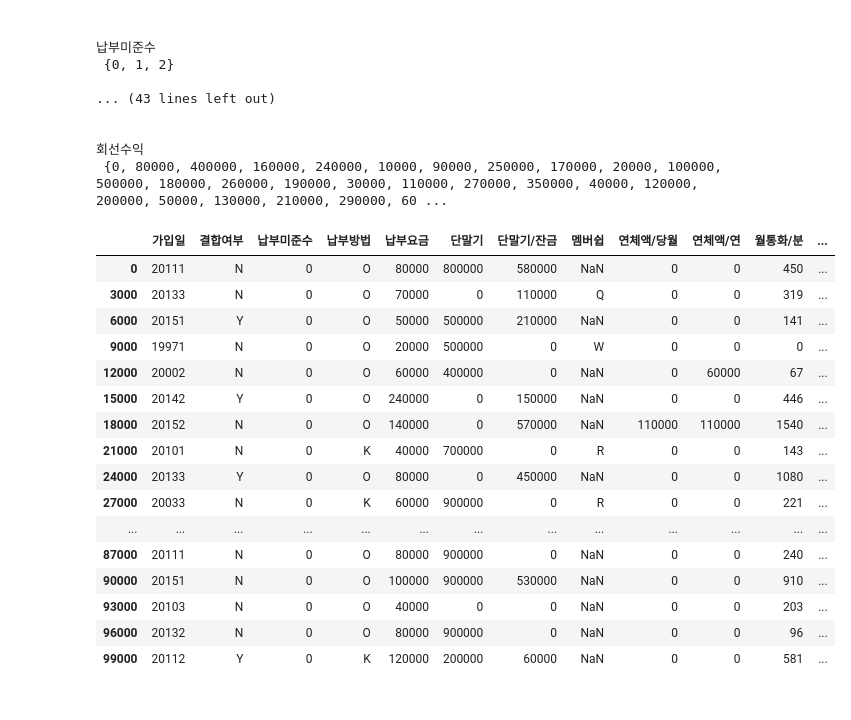
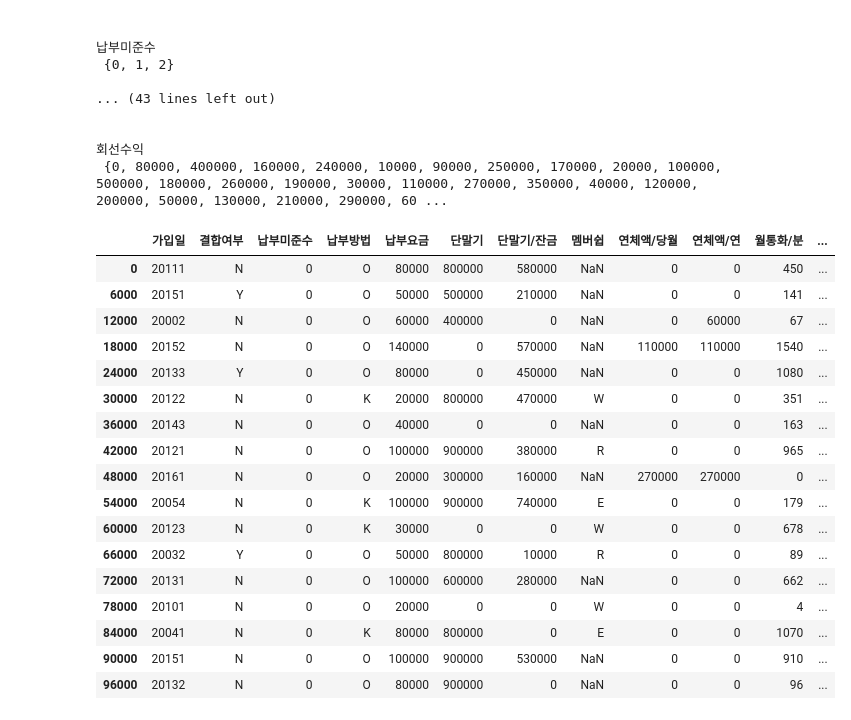
Before and after one commit to Queie/TensorFlow, a Jupyter notebook: Callenge_data/Overview.ipynb, the cells around one changed output. Cells and saved outputs as stored; diff of their text form; code cells hidden in the pictures.

```diff
--- a/Callenge_data/Overview.ipynb
+++ b/Callenge_data/Overview.ipynb
@@ -323,22 +333,23 @@ for col in df[Column_index].columns:
  {0, 80000, 400000, 160000, 240000, 10000, 90000, 250000, 170000, 20000, 100000, 500000, 180000, 260000, 190000, 30000, 110000, 270000, 350000, 40000, 120000, 200000, 50000, 130000, 210000, 290000, 60 ...
 # %%
 Column_index = 'SKT'
-df[Column_index][::3000]
+df[Column_index][::6000]
 # %% [output]
 |  | 가입일 | 결합여부 | 납부미준수 | 납부방법 | 납부요금 | 단말기 | 단말기/잔금 | 멤버쉽 | 연체액/당월 | 연체액/연 | 월통화/분 | ... |
 | 0 | 20111 | N | 0 | O | 80000 | 800000 | 580000 | NaN | 0 | 0 | 450 | ... |
-| 3000 | 20133 | N | 0 | O | 70000 | 0 | 110000 | Q | 0 | 0 | 319 | ... |
 | 6000 | 20151 | Y | 0 | O | 50000 | 500000 | 210000 | NaN | 0 | 0 | 141 | ... |
-| 9000 | 19971 | N | 0 | O | 20000 | 500000 | 0 | W | 0 | 0 | 0 | ... |
 | 12000 | 20002 | N | 0 | O | 60000 | 400000 | 0 | NaN | 0 | 60000 | 67 | ... |
-| 15000 | 20142 | Y | 0 | O | 240000 | 0 | 150000 | NaN | 0 | 0 | 446 | ... |
 | 18000 | 20152 | N | 0 | O | 140000 | 0 | 570000 | NaN | 110000 | 110000 | 1540 | ... |
-| 21000 | 20101 | N | 0 | K | 40000 | 700000 | 0 | R | 0 | 0 | 143 | ... |
 | 24000 | 20133 | Y | 0 | O | 80000 | 0 | 450000 | NaN | 0 | 0 | 1080 | ... |
-| 27000 | 20033 | N | 0 | K | 60000 | 900000 | 0 | R | 0 | 0 | 221 | ... |
-| ... | ... | ... | ... | ... | ... | ... | ... | ... | ... | ... | ... | ... |
-| 87000 | 20111 | N | 0 | O | 80000 | 900000 | 0 | NaN | 0 | 0 | 240 | ... |
+| 30000 | 20122 | N | 0 | K | 20000 | 800000 | 470000 | W | 0 | 0 | 351 | ... |
+| 36000 | 20143 | N | 0 | O | 40000 | 0 | 0 | NaN | 0 | 0 | 163 | ... |
+| 42000 | 20121 | N | 0 | O | 100000 | 900000 | 380000 | R | 0 | 0 | 965 | ... |
+| 48000 | 20161 | N | 0 | O | 20000 | 300000 | 160000 | NaN | 270000 | 270000 | 0 | ... |
+| 54000 | 20054 | N | 0 | K | 100000 | 900000 | 740000 | E | 0 | 0 | 179 | ... |
+| 60000 | 20123 | N | 0 | K | 30000 | 0 | 0 | W | 0 | 0 | 678 | ... |
+| 66000 | 20032 | Y | 0 | O | 50000 | 800000 | 10000 | R | 0 | 0 | 89 | ... |
+| 72000 | 20131 | N | 0 | O | 100000 | 600000 | 280000 | NaN | 0 | 0 | 662 | ... |
+| 78000 | 20101 | N | 0 | O | 20000 | 0 | 0 | W | 0 | 0 | 4 | ... |
+| 84000 | 20041 | N | 0 | K | 80000 | 800000 | 0 | E | 0 | 0 | 1070 | ... |
 | 90000 | 20151 | N | 0 | O | 100000 | 900000 | 530000 | NaN | 0 | 0 | 910 | ... |
-| 93000 | 20103 | N | 0 | O | 40000 | 0 | 0 | NaN | 0 | 0 | 203 | ... |
 | 96000 | 20132 | N | 0 | O | 80000 | 900000 | 0 | NaN | 0 | 0 | 96 | ... |
-| 99000 | 20112 | Y | 0 | K | 120000 | 200000 | 60000 | NaN | 0 | 0 | 581 | ... |
```
Also changed, not shown: parts of 16 cells of this notebook.
